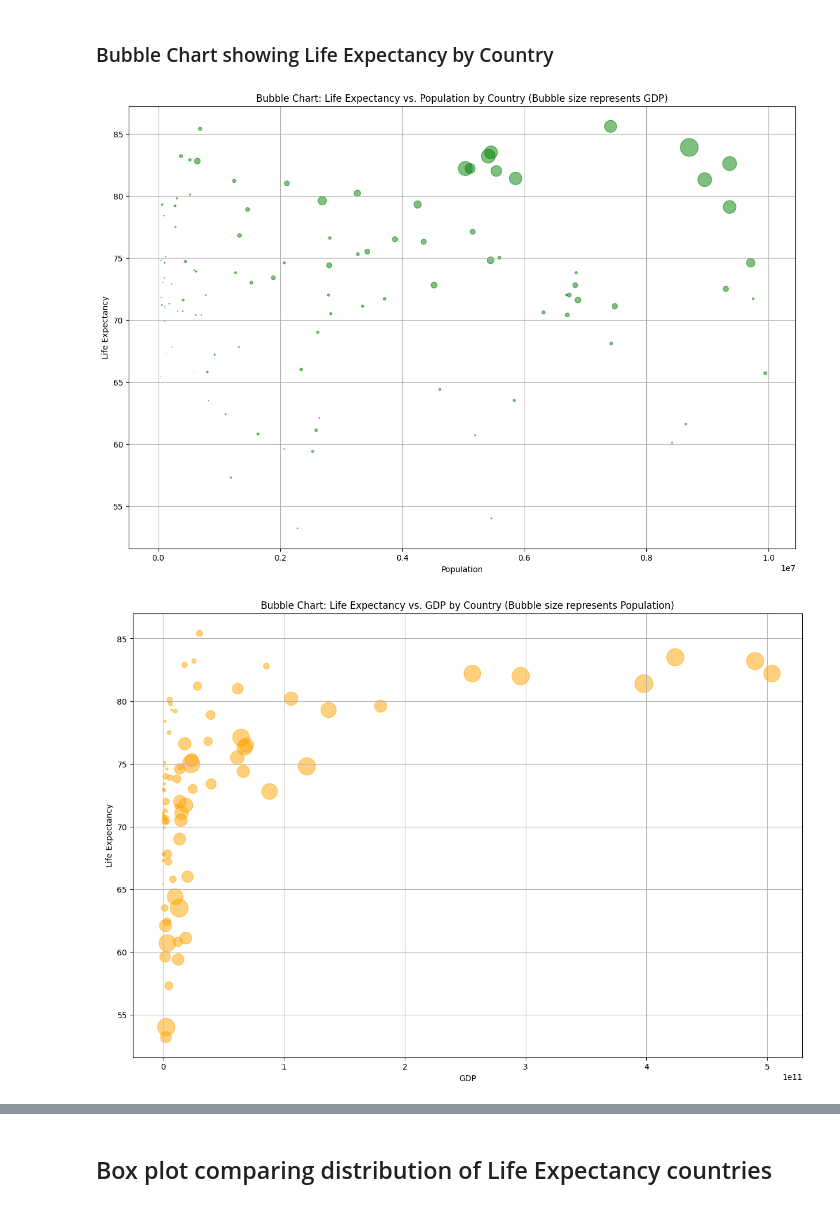
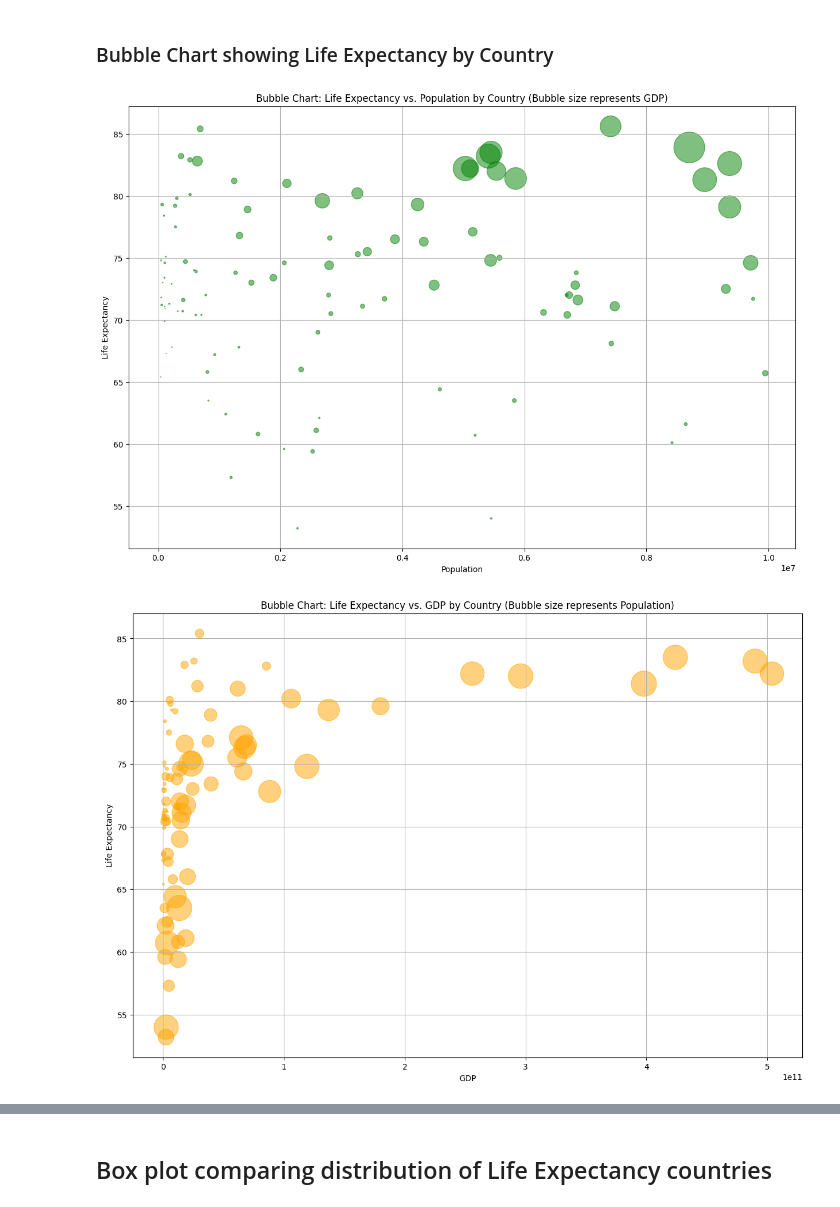
Before and after one commit to JNorthData/Life_Expectancy, a Jupyter notebook: life-expectancy.ipynb, the cells around one changed output, grey strips where cells are left out. Saved outputs shown, nothing was run; the diff lists cells and outputs as text; code cells hidden in the pictures.

```diff
--- a/life-expectancy.ipynb
+++ b/life-expectancy.ipynb
@@ -94,3 +96,5 @@ All_Data_df.head()
+# %%
+All_Data_df['Population Density'] = All_Data_df['Square km'] / All_Data_df['Population']
 # %% [markdown]
 ### GDP Dataset loaded and cleaned
 #### GDP_df
@@ -497,13 +501,11 @@ import matplotlib.pyplot as plt
 from scipy.stats import linregress
 
 
-scatter_data = All_Data_df[All_Data_df['Year'] == 2021].copy()
+scatter_data = All_Data_df.copy()
 
 # Drop rows with missing values in relevant columns
-scatter_data = scatter_data.dropna(subset=["Population", "Life Expectancy Avg", "Country", "GDP"])
-scatter_data = scatter_data[(scatter_data['Year'] == 2021) & (scatter_data['Population'] < 10000000)]
-
-scatter_data['Population Density'] = scatter_data['Square km'] / scatter_data['Population']
+scatter_data = scatter_data.dropna(subset=["Life Expectancy Avg", "Population Density"])
+scatter_data = scatter_data[scatter_data['Population'] < 10000000]
 
 x = np.array(scatter_data['Population Density'])
 y = np.array(scatter_data['Life Expectancy Avg'])
@@ -534,7 +536,7 @@ plt.show()
 import matplotlib.pyplot as plt
 
 # Drop rows with missing values in relevant columns
-Bubble_df = All_Data_df.dropna(subset=["Population", "Life Expectancy Avg", "Country", "GDP"])
+Bubble_df = All_Data_df.dropna(subset=["Population", "Life Expectancy Avg", "GDP"])
 Bubble_df = Bubble_df[(Bubble_df['Year'] == 2021) & (Bubble_df['Population'] < 10000000)]
 
 # Group the data by 'Country' and calculate the average values for each country
@@ -553,7 +555,7 @@ gdp = grouped_data["GDP"]
 # Normalize GDP for bubble size (optional - you can choose any other measure as well)
 min_gdp = min(gdp)
 max_gdp = max(gdp)
-normalized_gdp = [(x - min_gdp) / (max_gdp - min_gdp) * 500 for x in gdp]
+normalized_gdp = [(x - min_gdp) / (max_gdp - min_gdp) * 1500 for x in gdp]
 
 # Create the bubble chart
 plt.figure(figsize=(15, 10))
@@ -572,12 +574,12 @@ plt.grid()
 # Show the plot
 plt.show()
 # %% [output]
-[figure, old version]
+[figure, new version]
 # %%
 import matplotlib.pyplot as plt
 
 # Drop rows with missing values in relevant columns
-Bubble_df = All_Data_df.dropna(subset=["Population", "Life Expectancy Avg", "Country", "GDP"])
+Bubble_df = All_Data_df.dropna(subset=["Population", "Life Expectancy Avg", "GDP"])
 Bubble_df = Bubble_df[(Bubble_df['Year'] == 2021) & (Bubble_df['Population'] < 6000000)]
 
 # Group the data by 'Country' and calculate the average values for each country
@@ -587,32 +589,32 @@ grouped_data = Bubble_df.groupby('Country').agg({
     'GDP': 'mean'
 }).reset_index()
 
 # Extract relevant data columns after dropping NaN values
 population = grouped_data["Population"]
 life_expectancy = grouped_data["Life Expectancy Avg"]
 countries = grouped_data["Country"]
 gdp = grouped_data["GDP"]
 
 # Normalize Population for bubble size (optional - you can choose any other measure as well)
 min_population = min(population)
 max_population = max(population)
-normalized_population = [(x - min_population) / (max_population - min_population) * 500 for x in population]
+normalized_population = [(x - min_population) / (max_population - min_population) * 1000 for x in population]
 
 # Create the bubble chart
 plt.figure(figsize=(15, 10))
 plt.scatter(gdp, life_expectancy, s=normalized_population, alpha=0.5, color='orange')
 
 # Add labels for each bubble (optional)
 for i in range(len(countries)):
     plt.annotate(countries[i], (gdp[i], life_expectancy[i]), ha='center', va='bottom', alpha=0)
 
 # Set axis labels and title
 plt.xlabel("GDP")
 plt.ylabel("Life Expectancy")
 plt.title("Bubble Chart: Life Expectancy vs. GDP by Country (Bubble size represents Population)")
 plt.grid()
 
 # Show the plot
 plt.show()
 # %% [output]
-[figure, old version]
+[figure, new version]
```
Also changed, not shown: parts of 10 cells of this notebook, 6 other files.
